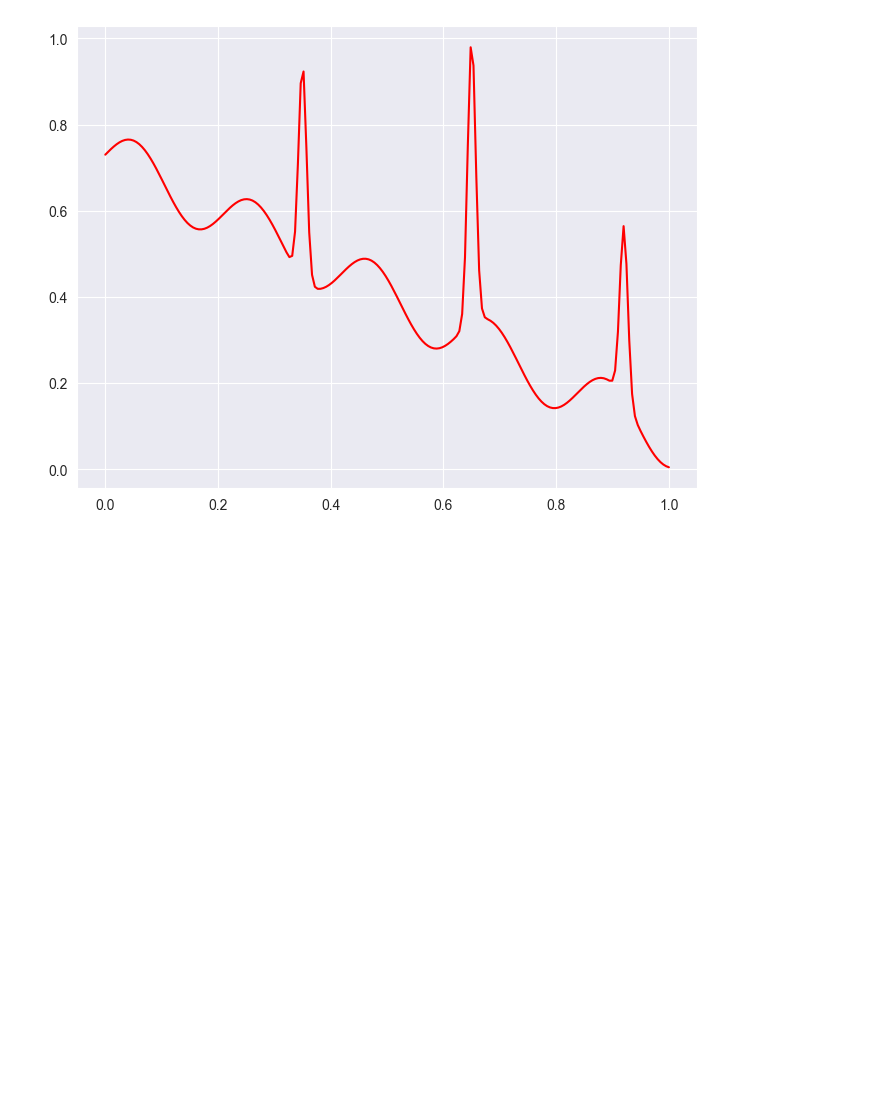
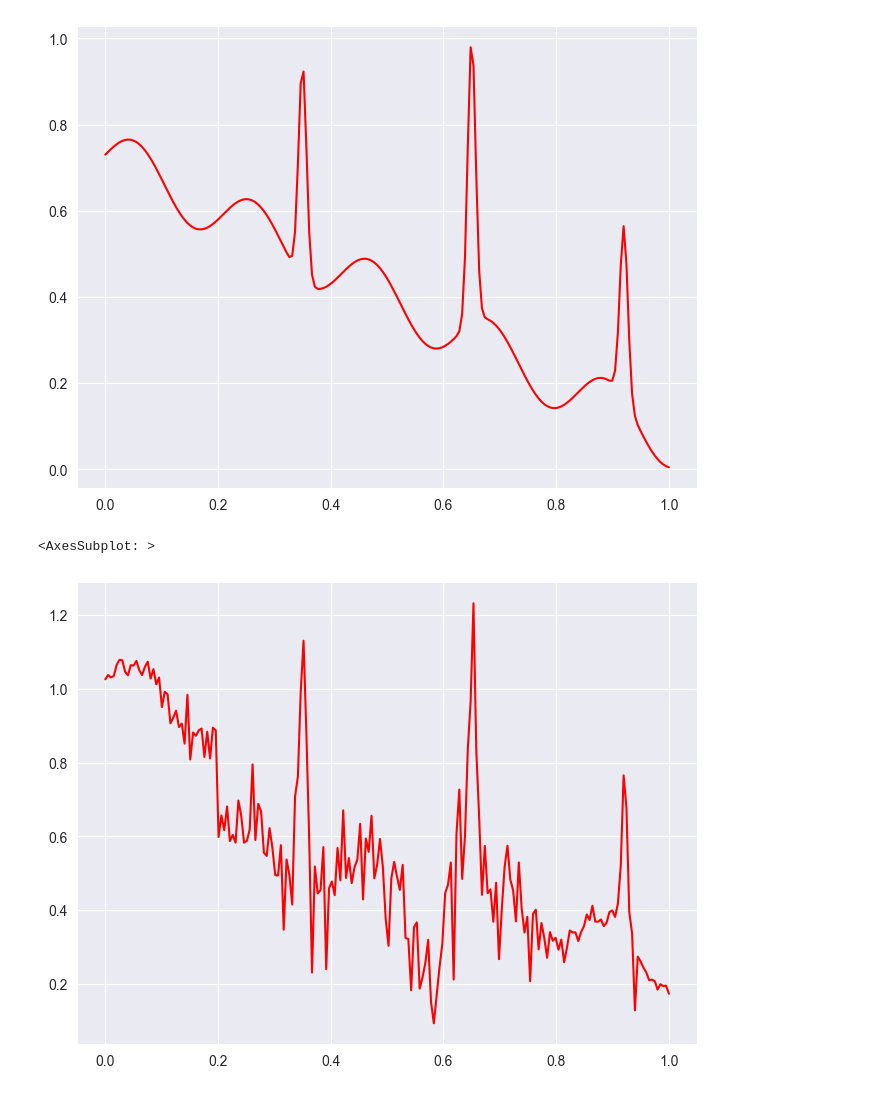
Before and after one commit to acb-code/extrema_search, a Jupyter notebook: src/notebooks/global_search_example.ipynb, the cells around one changed output. Saved outputs shown, nothing was run; the diff lists cells and outputs as text; code cells hidden in the pictures; blank space fills up the shorter version.

```diff
--- a/src/notebooks/global_search_example.ipynb
+++ b/src/notebooks/global_search_example.ipynb
@@ -32,3 +41,44 @@ sns.lineplot(x=x1, y=y1, ax=ax, color='r')
 None
 # %% [output]
 [figure]
+# %%
+def mme_noise_jump_1d_mean(x):
+    y = torch.zeros(x.shape)
+    y += 0.66*(-1.*x + 0.1*torch.sin(30.*x) + torch.exp(-(100.*(x-0.65))**2.)) * (x >= 0.6)
+    y += 0.66*(-1.*x + 0.1*torch.sin(30.*x) - 0.25 + torch.exp(-(100.*(x-0.65))**2.)) * (x < 0.6) * (x >= 0.2)
+    y += 0.66*(-1.*x + 0.1*torch.sin(30.*x) + 0.2 + torch.exp(-(100.*(x-0.65))**2.)) * (x < 0.2)
+    y += 0.7 * ( torch.exp(-(100.*(x-0.35))**2.) )
+    y += 0.4 * ( torch.exp(-(100.*(x-0.92))**2.) )
+    y += 0.9
+    return y
+
+
+sigma_max = 0.12
+sigma_min = 0.02
+
+
+def mme_noise_jump_1d(x):
+    # mean
+    y = mme_noise_jump_1d_mean(x)
+    # noise
+    noise = torch.zeros(x.shape)
+    noise += (torch.randn(x.shape) * sigma_max) * (x >= 0.61) * (x < 0.71)
+    noise += (torch.randn(x.shape) * 0.5*sigma_max) * (x >= 0.31) * (x < 0.41)
+    noise += (torch.randn(x.shape) * 0.8*sigma_max) * (x >= 0.90) * (x < 0.94)
+    noise += (torch.randn(x.shape) * (sigma_max - sigma_min) / (1. + torch.exp(-10.*(x-0.2))) )* (x < 0.61)
+    noise += (torch.randn(x.shape) * (sigma_max - sigma_min) / (1. + torch.exp(10.*(x-0.75))) ) * (x >= 0.71)
+    # combined
+    y_out = y + noise
+    # any_neg = y_out < 0
+    # if any_neg:
+    #     y_out = torch.tensor(0.0)
+    return y_out
+
+
+x1 = torch.linspace(0,1.0,200)
+y1 = mme_noise_jump_1d(x1)
+fig, ax = plt.subplots(1, 1, figsize=(8,6))
+sns.lineplot(x=x1, y=y1, ax=ax, color='r')
+# %% [output]
+<AxesSubplot: >
+[figure, added]
```
Also changed, not shown: parts of 19 cells of this notebook, 1 other file.
